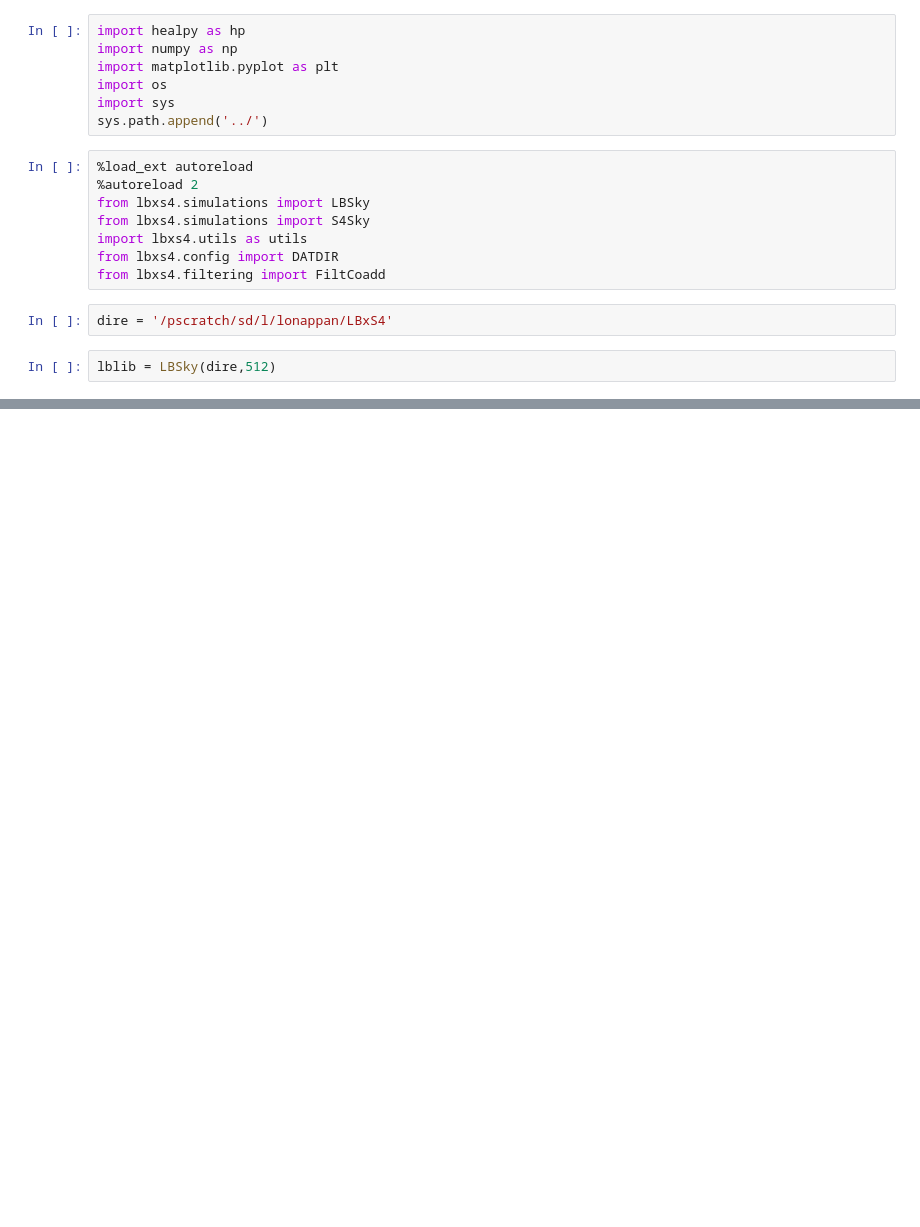
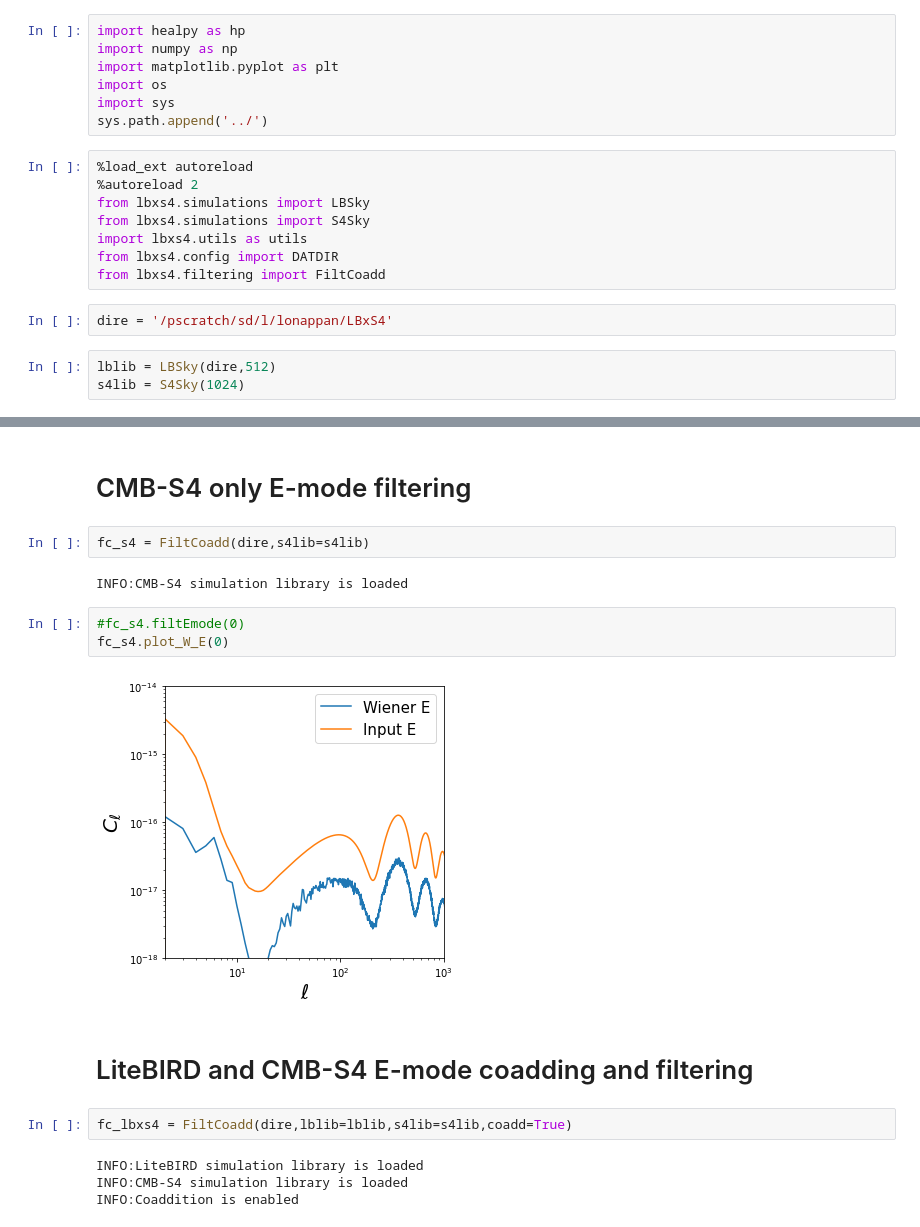
Before and after one commit to litebird/LBxS4, a Jupyter notebook: Notebooks/FiltCoadd.ipynb, the cells around one changed output, grey strips where cells are left out. Saved outputs shown, nothing was run; the diff lists cells and outputs as text; blank space fills up the shorter version.

```diff
--- a/Notebooks/FiltCoadd.ipynb
+++ b/Notebooks/FiltCoadd.ipynb
@@ -17,3 +17,4 @@ from lbxs4.filtering import FiltCoadd
 dire = '/pscratch/sd/l/lonappan/LBxS4'
 # %%
 lblib = LBSky(dire,512)
+s4lib = S4Sky(1024)
@@ -33,0 +32,19 @@ fc.plot_W_E(0)
+# %% [markdown]
+# CMB-S4 only E-mode filtering
+# %%
+fc_s4 = FiltCoadd(dire,s4lib=s4lib)
+# %% [output]
+INFO:CMB-S4 simulation library is loaded
+# %%
+#fc_s4.filtEmode(0)
+fc_s4.plot_W_E(0)
+# %% [output]
+[figure, added]
+# %% [markdown]
+# LiteBIRD and CMB-S4 E-mode coadding and filtering
+# %%
+fc_lbxs4 = FiltCoadd(dire,lblib=lblib,s4lib=s4lib,coadd=True)
+# %% [output]
+INFO:LiteBIRD simulation library is loaded
+INFO:CMB-S4 simulation library is loaded
+INFO:Coaddition is enabled
```
Also changed, not shown: parts of 7 cells of this notebook, 10 other files.
